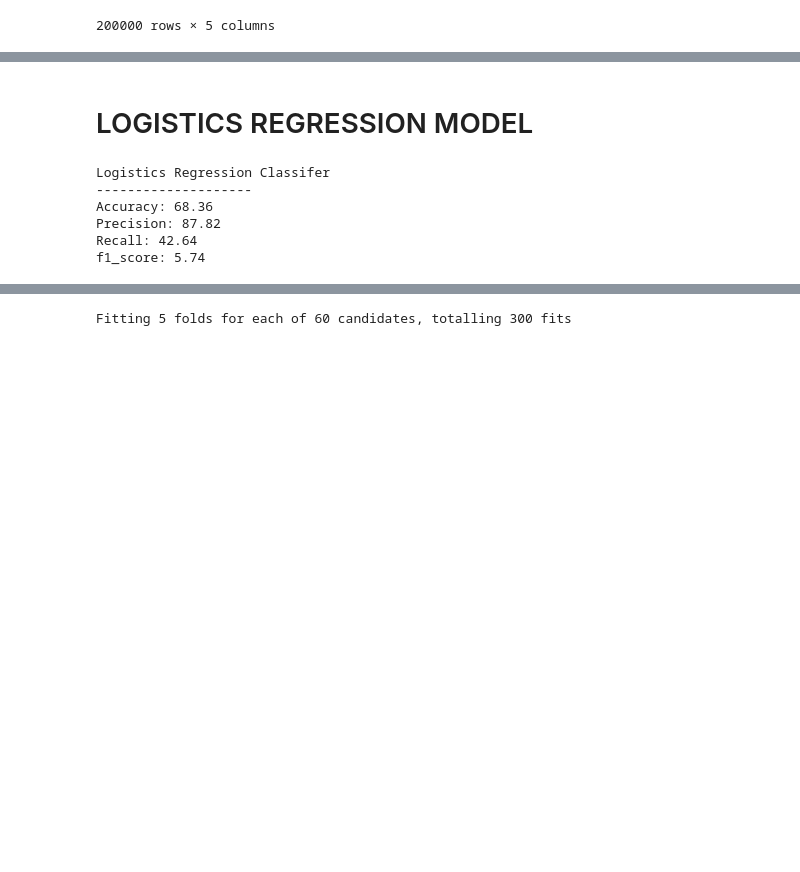
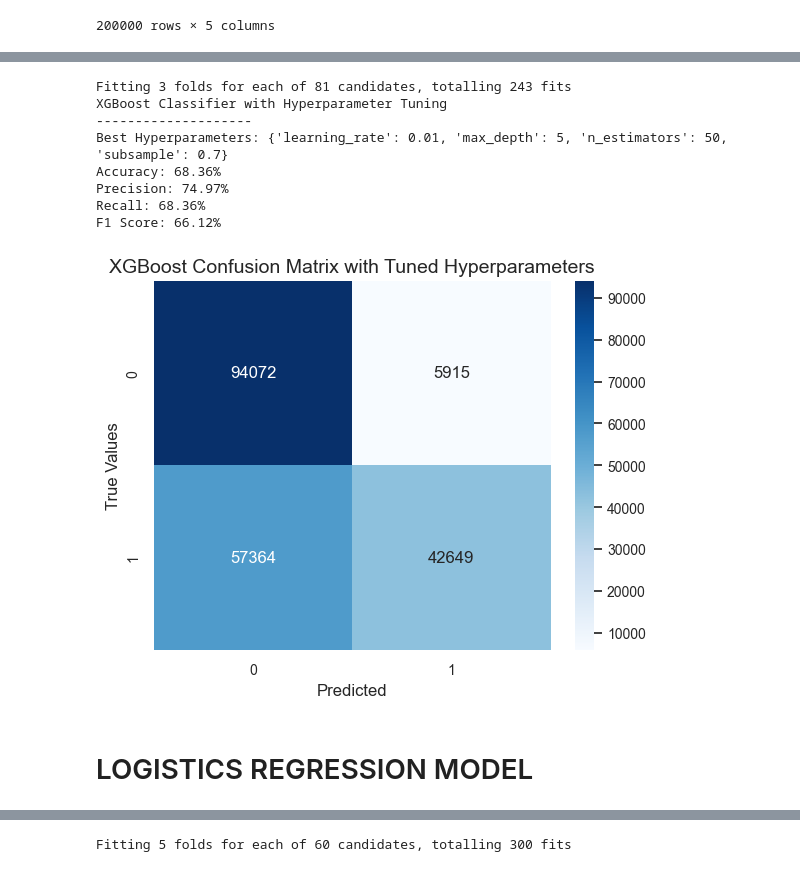
Before and after one commit to Edy-King/dissertation, a Jupyter notebook: DiseasePrediction/src/jupyter/script.ipynb, the cells around one changed output, grey strips where cells are left out. Drawn from its saved outputs; the diff is of its cells as text; code cells hidden in the pictures; blank space fills up the shorter version.

```diff
--- a/DiseasePrediction/src/jupyter/script.ipynb
+++ b/DiseasePrediction/src/jupyter/script.ipynb
@@ -537,2 +391,61 @@ F1 Score: 66.12%
+# %%
+# from sklearn.model_selection import GridSearchCV
+from xgboost import XGBClassifier
+# import numpy as np
+
+# Define the model
+xgb_model = XGBClassifier(objective='multi:softmax', num_class=3)
+
+# Define the hyperparameters grid
+param_grid = {
+    'max_depth': [3, 5, 7],
+    'learning_rate': [0.01, 0.1, 0.2],
+    'n_estimators': [50, 100, 200],
+    'subsample': [0.7, 0.8, 1.0]
+}
+
+# Set up GridSearchCV
+grid_search = GridSearchCV(estimator=xgb_model, param_grid=param_grid, scoring='accuracy', cv=3, n_jobs=-1, verbose=1)
+
+# Fit GridSearchCV
+grid_search.fit(x_train, y_train)
+
+# Get the best model with tuned hyperparameters
+best_xgb_model = grid_search.best_estimator_
+
+# Make predictions on the test set
+xgy_pred = best_xgb_model.predict(x_test)
+
+# Calculate metrics
+accuracy2 = accuracy_score(y_test, xgy_pred)
+precision2 = precision_score(y_test, xgy_pred, average='weighted')
+recall2 = recall_score(y_test, xgy_pred, average='weighted')
+f1_score2 = f1_score(y_test, xgy_pred, average='weighted')
+
+# Print the results
+print('XGBoost Classifier with Hyperparameter Tuning\n--------------------')
+print(f'Best Hyperparameters: {grid_search.best_params_}')
+print(f'Accuracy: {round(accuracy2 * 100, 2)}%')
+print(f'Precision: {round(precision2 * 100, 2)}%')
+print(f'Recall: {round(recall2 * 100, 2)}%')
+print(f'F1 Score: {round(f1_score2 * 100, 2)}%')
+
+# Plot the confusion matrix
+matx = confusion_matrix(y_test, xgy_pred)
+sns.heatmap(matx, annot=True, fmt='d', cmap='Blues')
+plt.xlabel('Predicted')
+plt.ylabel('True Values')
+plt.title('XGBoost Confusion Matrix with Tuned Hyperparameters')
+plt.show()
+# %% [output]
+Fitting 3 folds for each of 81 candidates, totalling 243 fits
+XGBoost Classifier with Hyperparameter Tuning
+--------------------
+Best Hyperparameters: {'learning_rate': 0.01, 'max_depth': 5, 'n_estimators': 50, 'subsample': 0.7}
+Accuracy: 68.36%
+Precision: 74.97%
+Recall: 68.36%
+F1 Score: 66.12%
+[figure, added]
 # %% [markdown]
 # LOGISTICS REGRESSION MODEL
@@ -549,13 +451,0 @@ f1_score3 = f1_score(y_test, lry_pred)
-# %%
-print('Logistics Regression Classifer\n--------------------')
-print(f'Accuracy: {round(accuracy3 * 100, 2)}')
-print(f'Precision: {round(precision3 * 100, 2)}')
-print(f'Recall: {round(recall3 * 100, 2)}')
-print(f'f1_score: {round(f1_score3 * 10, 2)}')
-# %% [output]
-Logistics Regression Classifer
---------------------
-Accuracy: 68.36
-Precision: 87.82
-Recall: 42.64
-f1_score: 5.74
```
Also changed, not shown: parts of 38 cells of this notebook.
